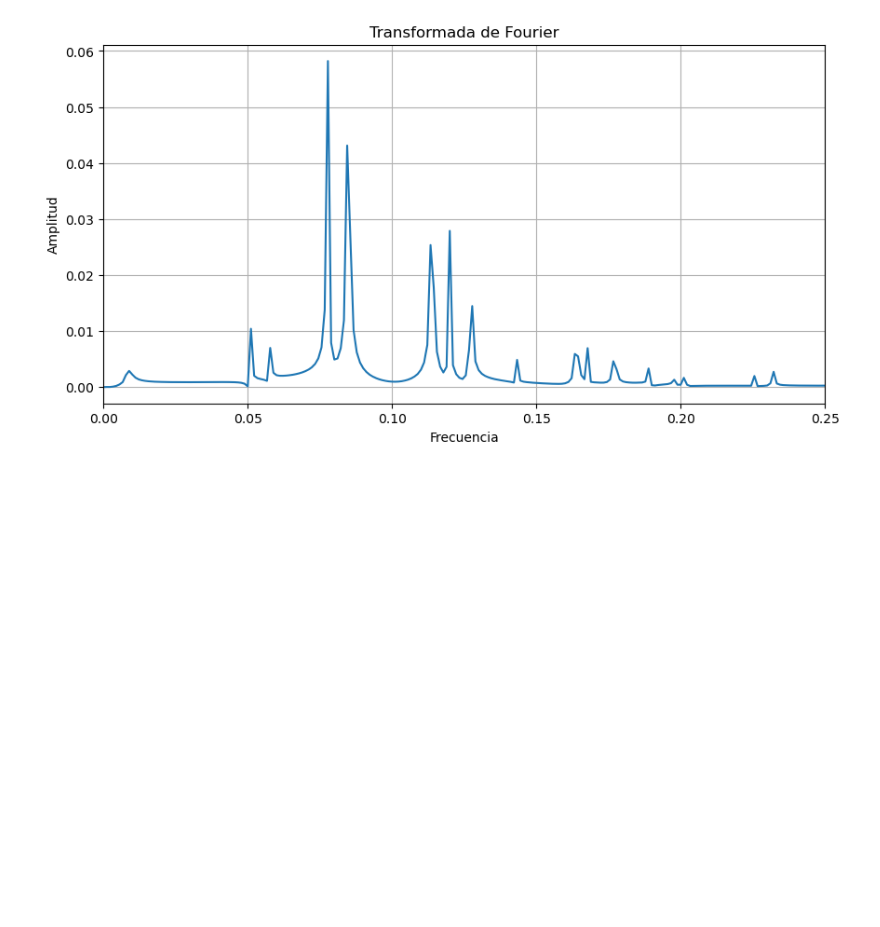
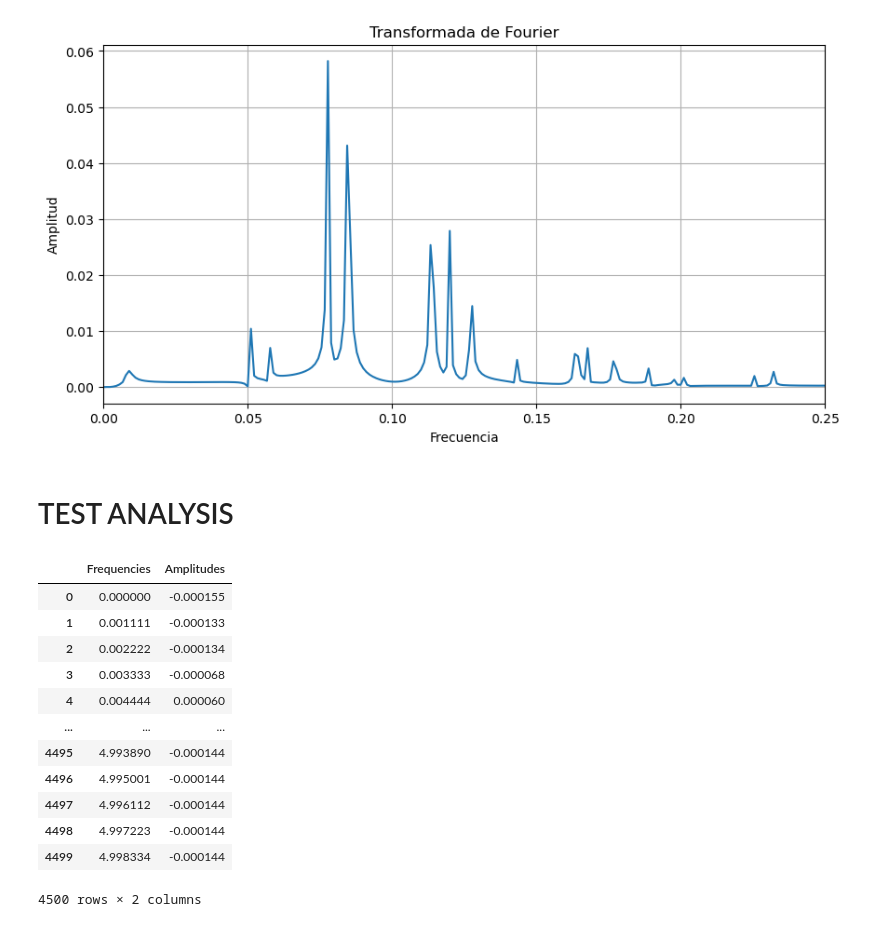
Before and after one commit to arturodmor/Mooring_anomaly_detector, a Jupyter notebook: notebooks/test_class.ipynb, the cells around one changed output. Cells and saved outputs as stored; diff of their text form; code cells hidden in the pictures; blank space fills up the shorter version.

```diff
--- a/notebooks/test_class.ipynb
+++ b/notebooks/test_class.ipynb
@@ -144,3 +126,5 @@ plt.ylabel('Amplitud')
 plt.grid()
 # %% [output]
 [figure]
+# %% [markdown]
+# TEST ANALYSIS
@@ -146,0 +135,16 @@ plt.grid()
+# %%
+analisis.dataframes_sway['oc4__Hs1__Tp2__dir1__1']
+# %% [output]
+|  | Frequencies | Amplitudes |
+| 0 | 0.000000 | -0.000155 |
+| 1 | 0.001111 | -0.000133 |
+| 2 | 0.002222 | -0.000134 |
+| 3 | 0.003333 | -0.000068 |
+| 4 | 0.004444 | 0.000060 |
+| ... | ... | ... |
+| 4495 | 4.993890 | -0.000144 |
+| 4496 | 4.995001 | -0.000144 |
+| 4497 | 4.996112 | -0.000144 |
+| 4498 | 4.997223 | -0.000144 |
+| 4499 | 4.998334 | -0.000144 |
+4500 rows × 2 columns
```
Also changed, not shown: parts of 11 cells of this notebook, 1 other file.
